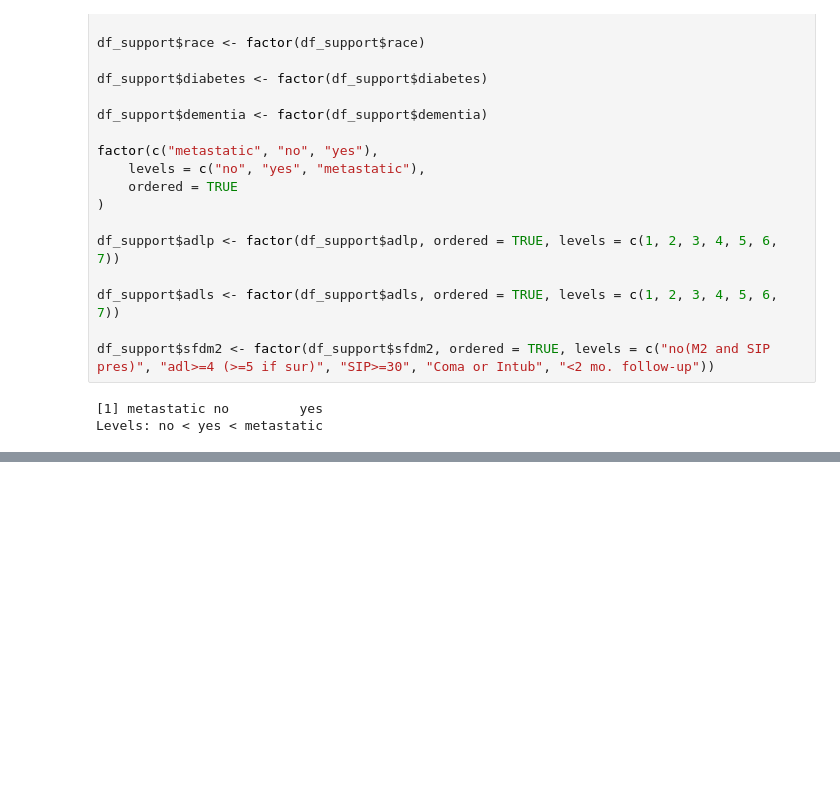
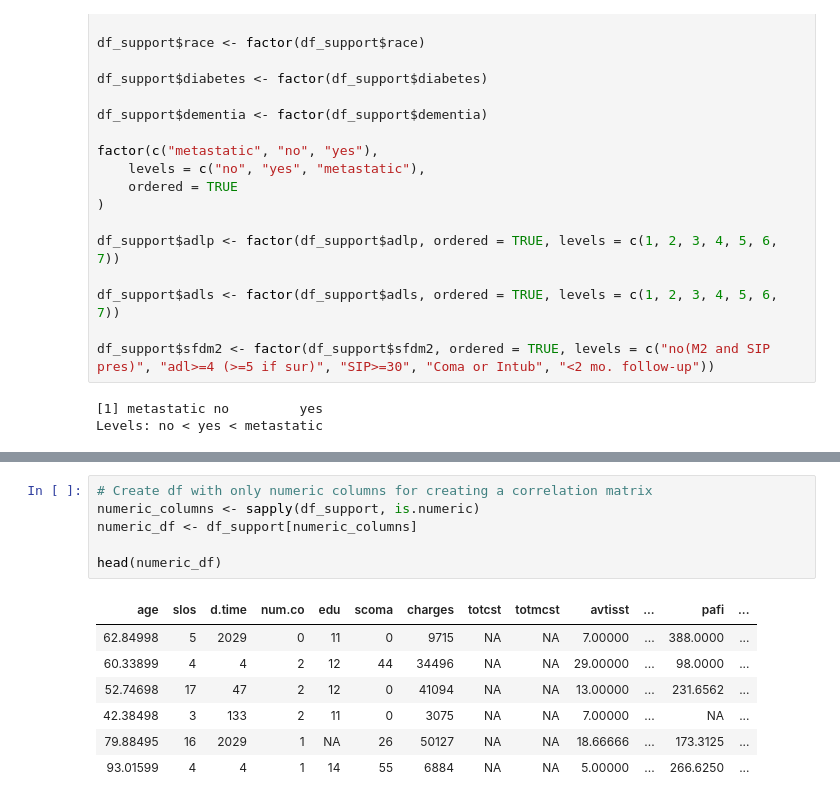
Before and after one commit to SamuelDevdas/Life-Support-ML1-HSLU, a Jupyter notebook: ML1-Samuel-NB.ipynb, the cells around one changed output, grey strips where cells are left out. Drawn from its saved outputs; the diff is of its cells as text; blank space fills up the shorter version.

```diff
--- a/ML1-Samuel-NB.ipynb
+++ b/ML1-Samuel-NB.ipynb
@@ -165,0 +203,14 @@ na_counts_col
+# %%
+# Create df with only numeric columns for creating a correlation matrix
+numeric_columns <- sapply(df_support, is.numeric)
+numeric_df <- df_support[numeric_columns]
+
+head(numeric_df)
+# %% [output]
+| age | slos | d.time | num.co | edu | scoma | charges | totcst | totmcst | avtisst | ... | pafi | ... |
+| 62.84998 | 5 | 2029 | 0 | 11 | 0 | 9715 | NA | NA | 7.00000 | ... | 388.0000 | ... |
+| 60.33899 | 4 | 4 | 2 | 12 | 44 | 34496 | NA | NA | 29.00000 | ... | 98.0000 | ... |
+| 52.74698 | 17 | 47 | 2 | 12 | 0 | 41094 | NA | NA | 13.00000 | ... | 231.6562 | ... |
+| 42.38498 | 3 | 133 | 2 | 11 | 0 | 3075 | NA | NA | 7.00000 | ... | NA | ... |
+| 79.88495 | 16 | 2029 | 1 | NA | 26 | 50127 | NA | NA | 18.66666 | ... | 173.3125 | ... |
+| 93.01599 | 4 | 4 | 1 | 14 | 55 | 6884 | NA | NA | 5.00000 | ... | 266.6250 | ... |
```
Also changed, not shown: parts of 15 cells of this notebook.
